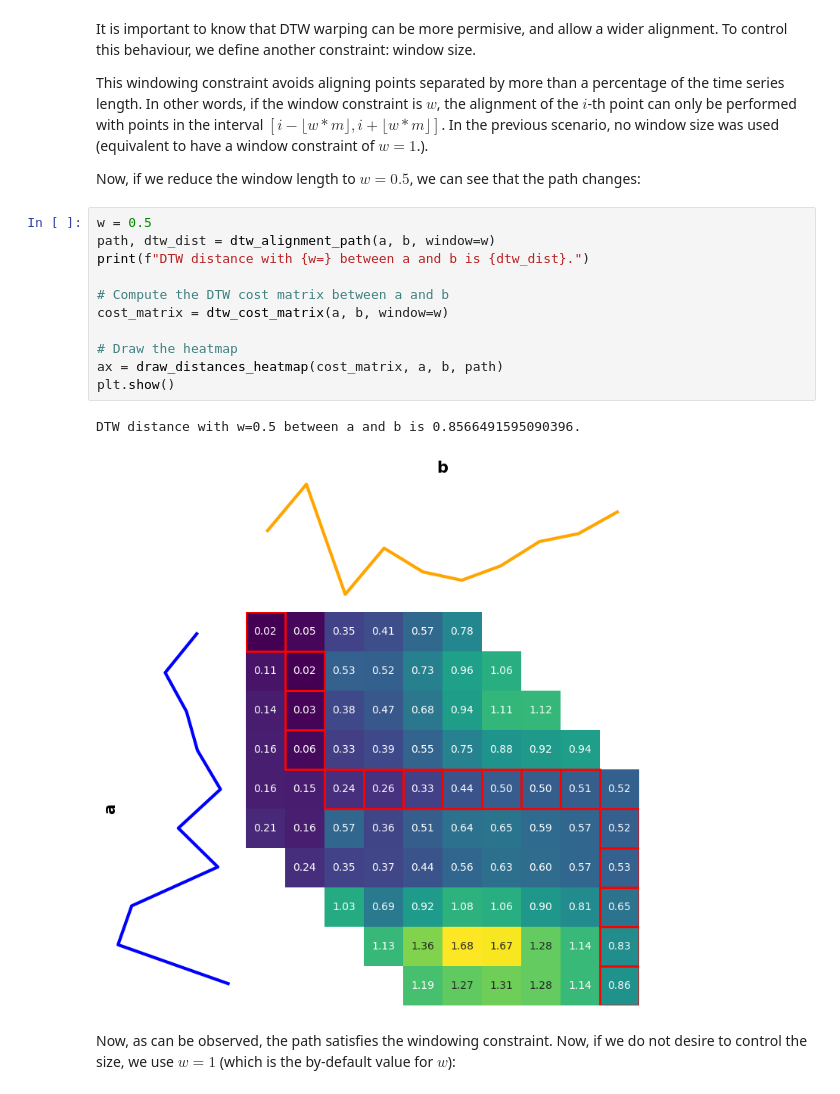
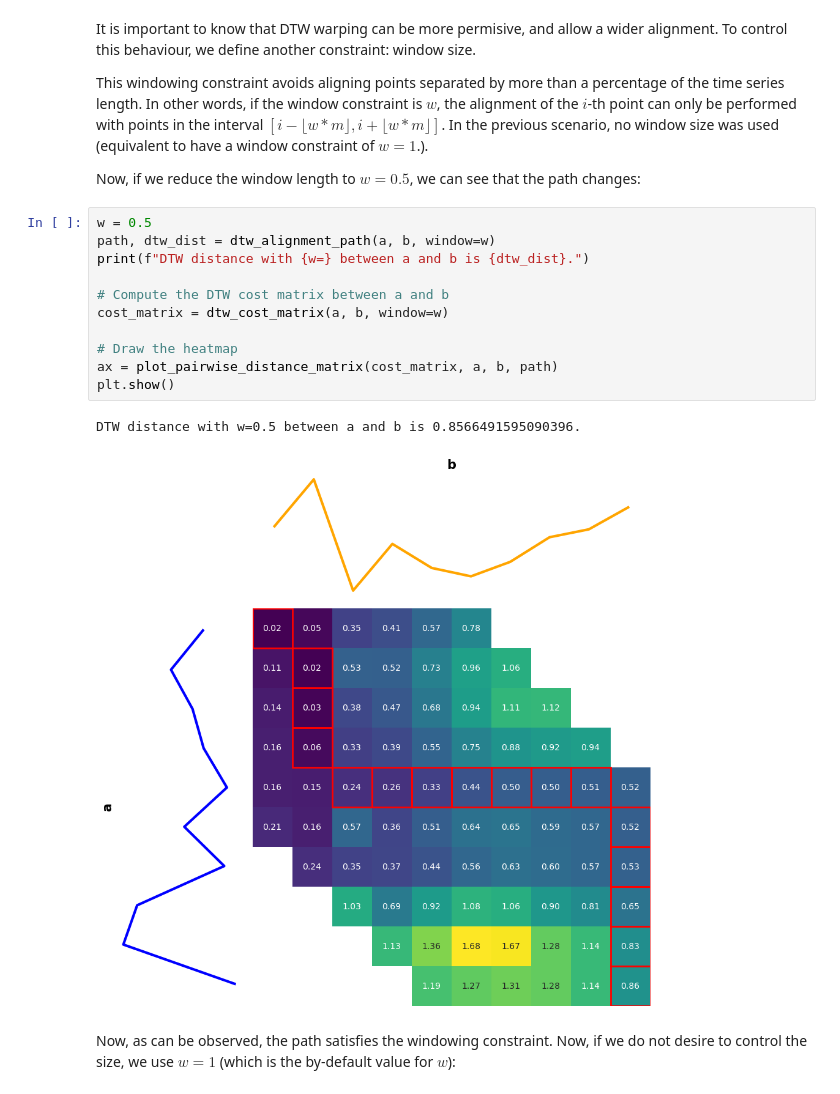
Before and after one commit to aeon-toolkit/aeon-tutorials, a Jupyter notebook: KDD-2024/Notebooks/part2_distance_based.ipynb, the cells around one changed output. Cells and saved outputs as stored; diff of their text form.

```diff
--- a/KDD-2024/Notebooks/part2_distance_based.ipynb
+++ b/KDD-2024/Notebooks/part2_distance_based.ipynb
@@ -298,17 +255,17 @@ Now, if we reduce the window length to $w=0.5$, we can see that the path changes
 # %%
 w = 0.5
 path, dtw_dist = dtw_alignment_path(a, b, window=w)
 print(f"DTW distance with {w=} between a and b is {dtw_dist}.")
 
 # Compute the DTW cost matrix between a and b
 cost_matrix = dtw_cost_matrix(a, b, window=w)
 
 # Draw the heatmap
-ax = draw_distances_heatmap(cost_matrix, a, b, path)
+ax = plot_pairwise_distance_matrix(cost_matrix, a, b, path)
 plt.show()
 # %% [output]
 DTW distance with w=0.5 between a and b is 0.8566491595090396.
-[figure, old version]
+[figure, new version]
 # %% [markdown]
 Now, as can be observed, the path satisfies the windowing constraint. Now, if we do not
 desire to control the size, we use $w=1$ (which is the by-default value for $w$):
```
Also changed, not shown: parts of 33 cells of this notebook.
